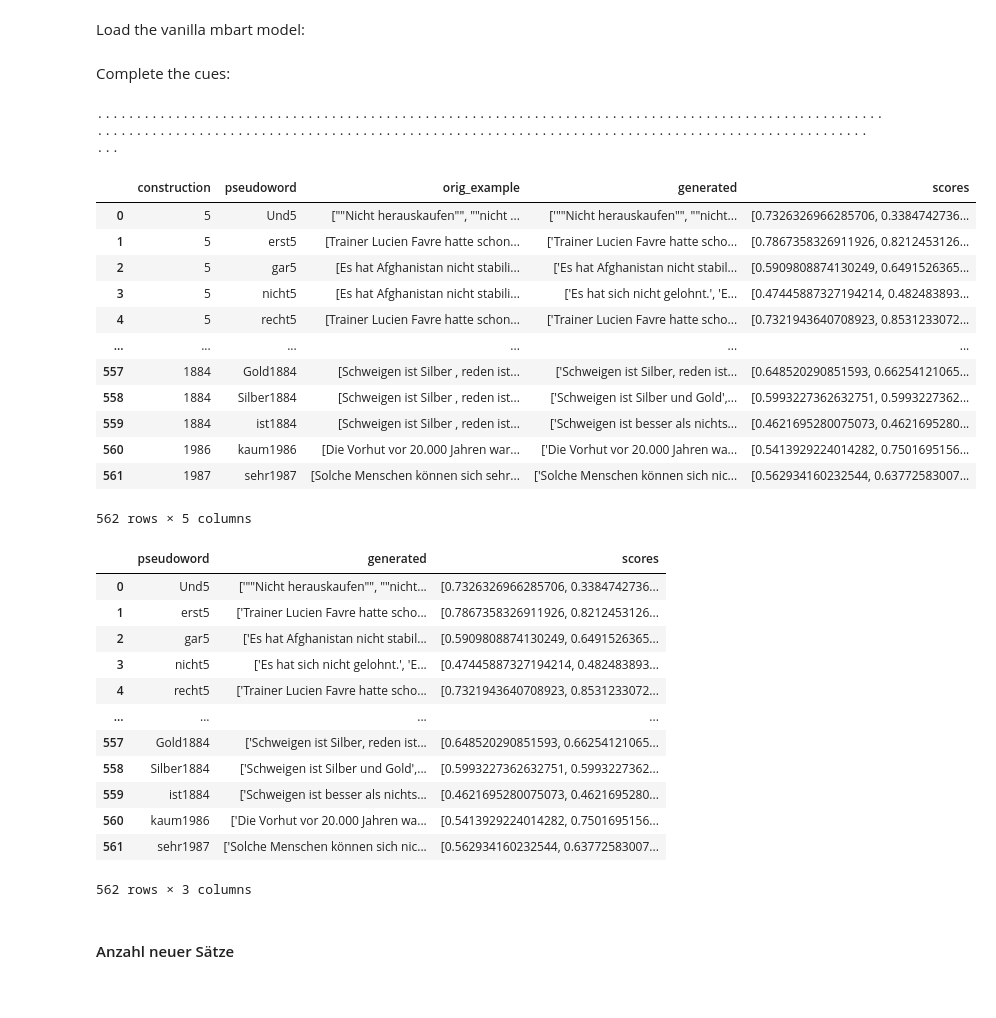
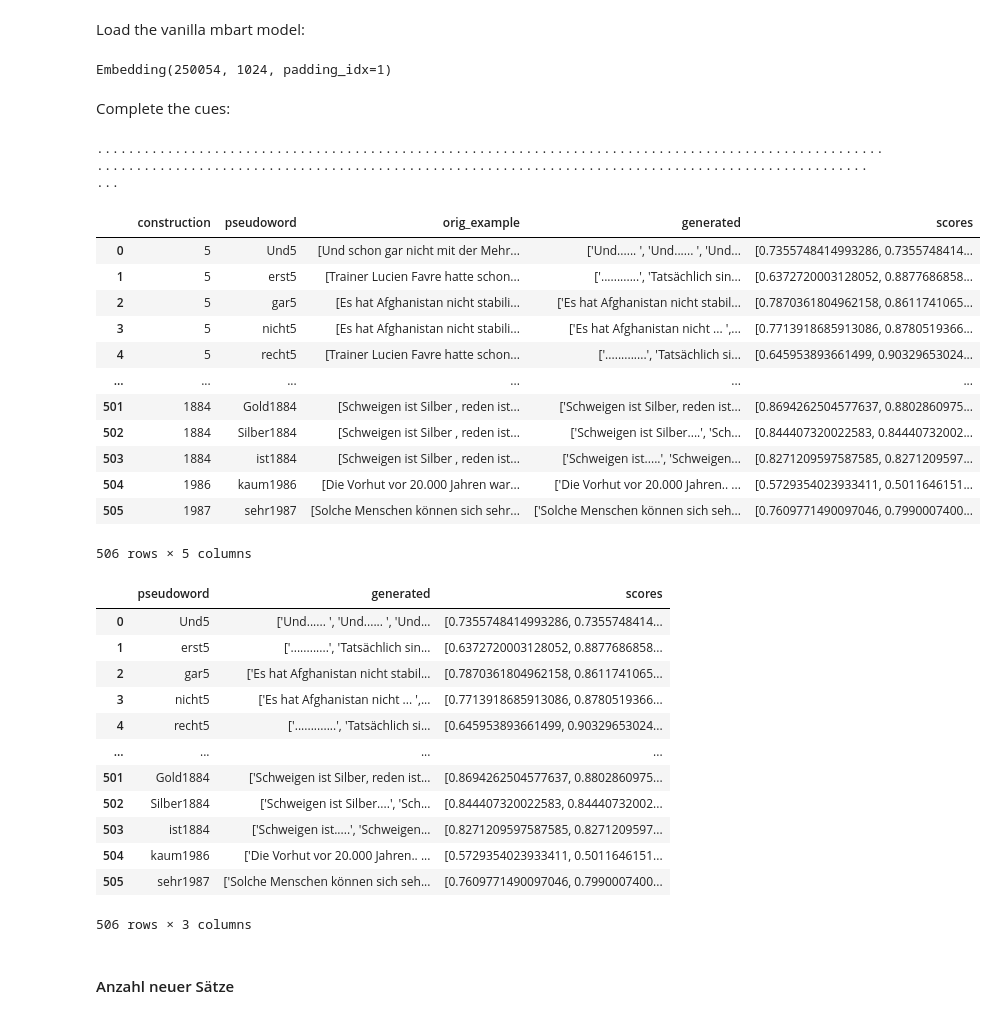
Before and after one commit to TiMauzi/llm-x-cxg, a Jupyter notebook: src/notebooks/evaluate_mbart.ipynb, the cells around one changed output. Drawn from its saved outputs; the diff is of its cells as text; code cells hidden in the pictures.

```diff
--- a/src/notebooks/evaluate_mbart.ipynb
+++ b/src/notebooks/evaluate_mbart.ipynb
@@ -16,6 +16,6 @@ with open("../../data/pseudowords/CoMaPP_all.json") as json_file:
     data = json.load(json_file)
 
 # d+1 since we are not replacing the ke-lex this time!
-data = [{"example": d["target1"], "cue": " ".join(d["target1"].split()[:d["query_idx"]+1]), "pseudoword": d["label"]} for d in data]
+data = [{"example": d["target1"], "cue": " ".join(d["target1"].split()[:d["query_idx"]+1]), "pseudoword": d["label"]} for d in data if d["target1"].split()[d["query_idx"]] in d["label"]]
 df = pd.DataFrame.from_dict(data).drop_duplicates(ignore_index=True)
 df
@@ -38,5 +67,5 @@ def update_cue(row):
     return output
 
 # Add the left context if there is no cue up until the pseudoword.
-df[["example", "cue"]] = df.apply(update_cue, axis=1)
+#df[["example", "cue"]] = df.apply(update_cue, axis=1)
 df
@@ -66,70 +154,72 @@ model = MBartForConditionalGeneration.from_pretrained(
 tokenizer = MBart50TokenizerFast.from_pretrained(
     "facebook/mbart-large-50", src_lang="de_DE", tgt_lang="de_DE"
 )
-model.to("cuda:0")
+model.to("cuda:1")
 model.model.encoder.embed_tokens
+# %% [output]
+Embedding(250054, 1024, padding_idx=1)
 # %% [markdown]
 Complete the cues:
 # %%
 def complete_cues(row):
     try:
         output_texts = []
         scores = []
         for cue, example in zip(row["cue"], row["example"]):
-            input_text = cue + " <mask>"
+            input_text = "</s> " + cue + " <mask> . </s> de_DE"
 
             target_length = int(1.5 * len(example))  # allow double the length of the original sentence
 
-            outputs = tokenizer(input_text, return_tensors="pt")
-            outputs = model.generate(outputs["input_ids"].to("cuda:0"), max_length=target_length, num_return_sequences=1, num_beams=10, output_scores=True, return_dict_in_generate=True)
-            output_text = tokenizer.batch_decode(outputs.sequences, skip_special_tokens=True)
+            input_ids = tokenizer([input_text], add_special_tokens=False, return_tensors="pt")["input_ids"].to("cuda:1")
+            outputs = model.generate(input_ids, max_length=target_length, num_return_sequences=1, num_beams=50, output_scores=True, return_dict_in_generate=True)
+            output_text = tokenizer.batch_decode(outputs.sequences, skip_special_tokens=True, clean_up_tokenization_spaces=True)
             score = torch.exp(outputs.sequences_scores)
             output_texts += output_text
 
             scores.append(score)
         #print(row["pseudoword"], str(output_texts), str([float(score) for score in scores]))
         print(".", end="")
         return pd.Series({"construction": row["construction"], "pseudoword": row["pseudoword"].iloc[0], "orig_example": row["example"], "generated": str(output_texts), "scores": str([float(score) for score in scores])})
     except Exception as e:
         print(":", end="")
         return pd.Series({"construction": row["construction"], "pseudoword": row["pseudoword"].iloc[0], "orig_example": row["example"], "generated": str(e), "scores": "[-1.0]"})
 
 examples_reset = examples.reset_index()
 pseudoword_output_scores = examples_reset[["construction", "pseudoword", "example", "cue", "pseudoword"]].progress_apply(complete_cues, axis=1)
 pseudoword_output_scores
 # %% [output]
 ........................................................................................................................................................................................................ ...
 |  | construction | pseudoword | orig_example | generated | scores |
-| 0 | 5 | Und5 | [""Nicht herauskaufen"", ""nicht ... | ['""Nicht herauskaufen"", ""nicht... | [0.7326326966285706, 0.3384742736... |
-| 1 | 5 | erst5 | [Trainer Lucien Favre hatte schon... | ['Trainer Lucien Favre hatte scho... | [0.7867358326911926, 0.8212453126... |
-| 2 | 5 | gar5 | [Es hat Afghanistan nicht stabili... | ['Es hat Afghanistan nicht stabil... | [0.5909808874130249, 0.6491526365... |
-| 3 | 5 | nicht5 | [Es hat Afghanistan nicht stabili... | ['Es hat sich nicht gelohnt.', 'E... | [0.47445887327194214, 0.482483893... |
-| 4 | 5 | recht5 | [Trainer Lucien Favre hatte schon... | ['Trainer Lucien Favre hatte scho... | [0.7321943640708923, 0.8531233072... |
+| 0 | 5 | Und5 | [Und schon gar nicht mit der Mehr... | ['Und...... ', 'Und...... ', 'Und... | [0.7355748414993286, 0.7355748414... |
+| 1 | 5 | erst5 | [Trainer Lucien Favre hatte schon... | ['............', 'Tatsächlich sin... | [0.6372720003128052, 0.8877686858... |
+| 2 | 5 | gar5 | [Es hat Afghanistan nicht stabili... | ['Es hat Afghanistan nicht stabil... | [0.7870361804962158, 0.8611741065... |
+| 3 | 5 | nicht5 | [Es hat Afghanistan nicht stabili... | ['Es hat Afghanistan nicht ... ',... | [0.7713918685913086, 0.8780519366... |
+| 4 | 5 | recht5 | [Trainer Lucien Favre hatte schon... | ['.............', 'Tatsächlich si... | [0.645953893661499, 0.90329653024... |
 | ... | ... | ... | ... | ... | ... |
-| 557 | 1884 | Gold1884 | [Schweigen ist Silber , reden ist... | ['Schweigen ist Silber, reden ist... | [0.648520290851593, 0.66254121065... |
-| 558 | 1884 | Silber1884 | [Schweigen ist Silber , reden ist... | ['Schweigen ist Silber und Gold',... | [0.5993227362632751, 0.5993227362... |
-| 559 | 1884 | ist1884 | [Schweigen ist Silber , reden ist... | ['Schweigen ist besser als nichts... | [0.4621695280075073, 0.4621695280... |
-| 560 | 1986 | kaum1986 | [Die Vorhut vor 20.000 Jahren war... | ['Die Vorhut vor 20.000 Jahren wa... | [0.5413929224014282, 0.7501695156... |
-| 561 | 1987 | sehr1987 | [Solche Menschen können sich sehr... | ['Solche Menschen können sich nic... | [0.562934160232544, 0.63772583007... |
+| 501 | 1884 | Gold1884 | [Schweigen ist Silber , reden ist... | ['Schweigen ist Silber, reden ist... | [0.8694262504577637, 0.8802860975... |
+| 502 | 1884 | Silber1884 | [Schweigen ist Silber , reden ist... | ['Schweigen ist Silber....', 'Sch... | [0.844407320022583, 0.84440732002... |
+| 503 | 1884 | ist1884 | [Schweigen ist Silber , reden ist... | ['Schweigen ist.....', 'Schweigen... | [0.8271209597587585, 0.8271209597... |
+| 504 | 1986 | kaum1986 | [Die Vorhut vor 20.000 Jahren war... | ['Die Vorhut vor 20.000 Jahren.. ... | [0.5729354023933411, 0.5011646151... |
+| 505 | 1987 | sehr1987 | [Solche Menschen können sich sehr... | ['Solche Menschen können sich seh... | [0.7609771490097046, 0.7990007400... |
-562 rows × 5 columns
+506 rows × 5 columns
 # %%
 examples = pseudoword_output_scores[["pseudoword", "generated", "scores"]]
 
 examples
 # %% [output]
 |  | pseudoword | generated | scores |
-| 0 | Und5 | ['""Nicht herauskaufen"", ""nicht... | [0.7326326966285706, 0.3384742736... |
-| 1 | erst5 | ['Trainer Lucien Favre hatte scho... | [0.7867358326911926, 0.8212453126... |
-| 2 | gar5 | ['Es hat Afghanistan nicht stabil... | [0.5909808874130249, 0.6491526365... |
-| 3 | nicht5 | ['Es hat sich nicht gelohnt.', 'E... | [0.47445887327194214, 0.482483893... |
-| 4 | recht5 | ['Trainer Lucien Favre hatte scho... | [0.7321943640708923, 0.8531233072... |
+| 0 | Und5 | ['Und...... ', 'Und...... ', 'Und... | [0.7355748414993286, 0.7355748414... |
+| 1 | erst5 | ['............', 'Tatsächlich sin... | [0.6372720003128052, 0.8877686858... |
+| 2 | gar5 | ['Es hat Afghanistan nicht stabil... | [0.7870361804962158, 0.8611741065... |
+| 3 | nicht5 | ['Es hat Afghanistan nicht ... ',... | [0.7713918685913086, 0.8780519366... |
+| 4 | recht5 | ['.............', 'Tatsächlich si... | [0.645953893661499, 0.90329653024... |
 | ... | ... | ... | ... |
-| 557 | Gold1884 | ['Schweigen ist Silber, reden ist... | [0.648520290851593, 0.66254121065... |
-| 558 | Silber1884 | ['Schweigen ist Silber und Gold',... | [0.5993227362632751, 0.5993227362... |
-| 559 | ist1884 | ['Schweigen ist besser als nichts... | [0.4621695280075073, 0.4621695280... |
-| 560 | kaum1986 | ['Die Vorhut vor 20.000 Jahren wa... | [0.5413929224014282, 0.7501695156... |
-| 561 | sehr1987 | ['Solche Menschen können sich nic... | [0.562934160232544, 0.63772583007... |
+| 501 | Gold1884 | ['Schweigen ist Silber, reden ist... | [0.8694262504577637, 0.8802860975... |
+| 502 | Silber1884 | ['Schweigen ist Silber....', 'Sch... | [0.844407320022583, 0.84440732002... |
+| 503 | ist1884 | ['Schweigen ist.....', 'Schweigen... | [0.8271209597587585, 0.8271209597... |
+| 504 | kaum1986 | ['Die Vorhut vor 20.000 Jahren.. ... | [0.5729354023933411, 0.5011646151... |
+| 505 | sehr1987 | ['Solche Menschen können sich seh... | [0.7609771490097046, 0.7990007400... |
-562 rows × 3 columns
+506 rows × 3 columns
 # %% [markdown]
 #### Anzahl neuer Sätze
 # %%
```
Also changed, not shown: parts of 7 cells of this notebook, 1 other file.
